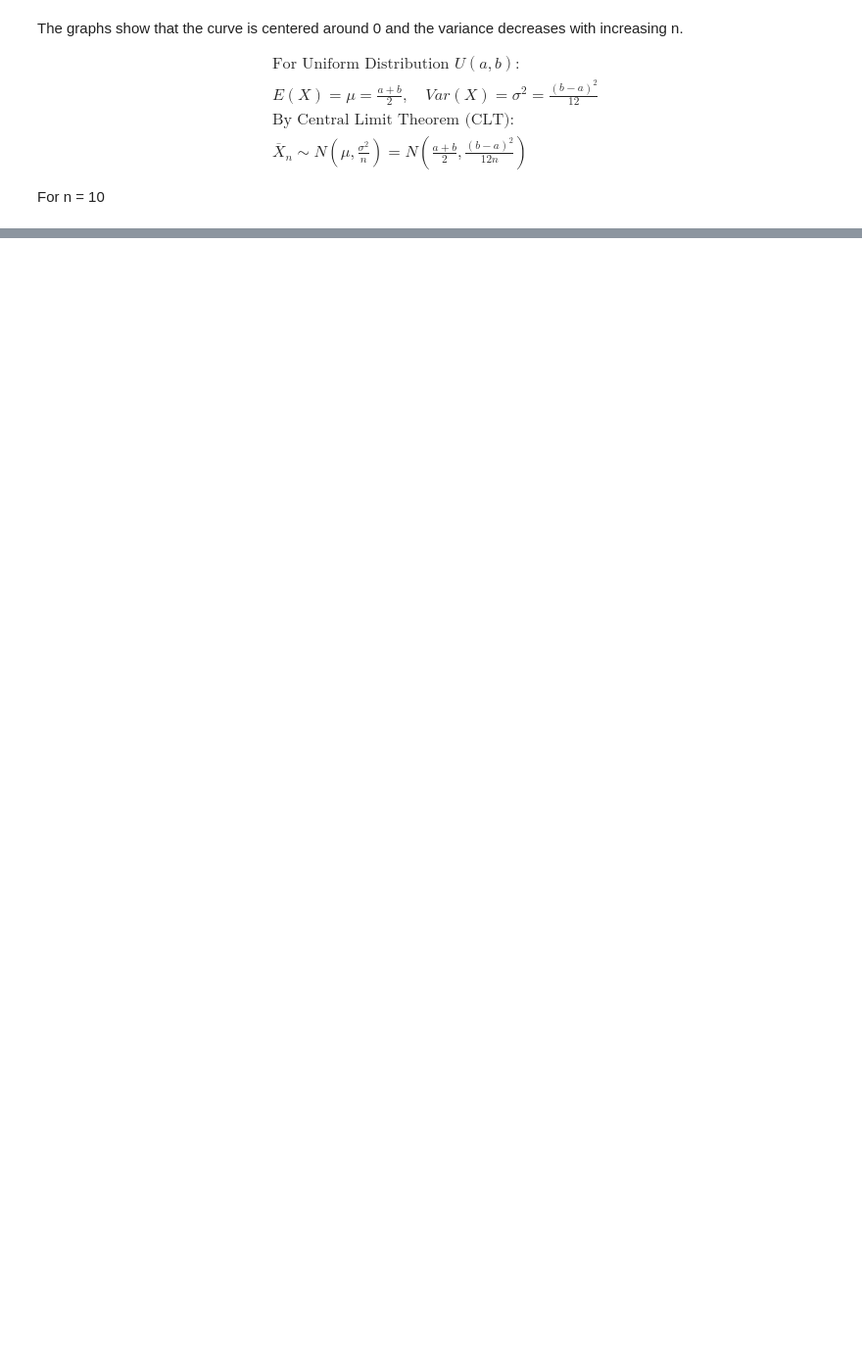
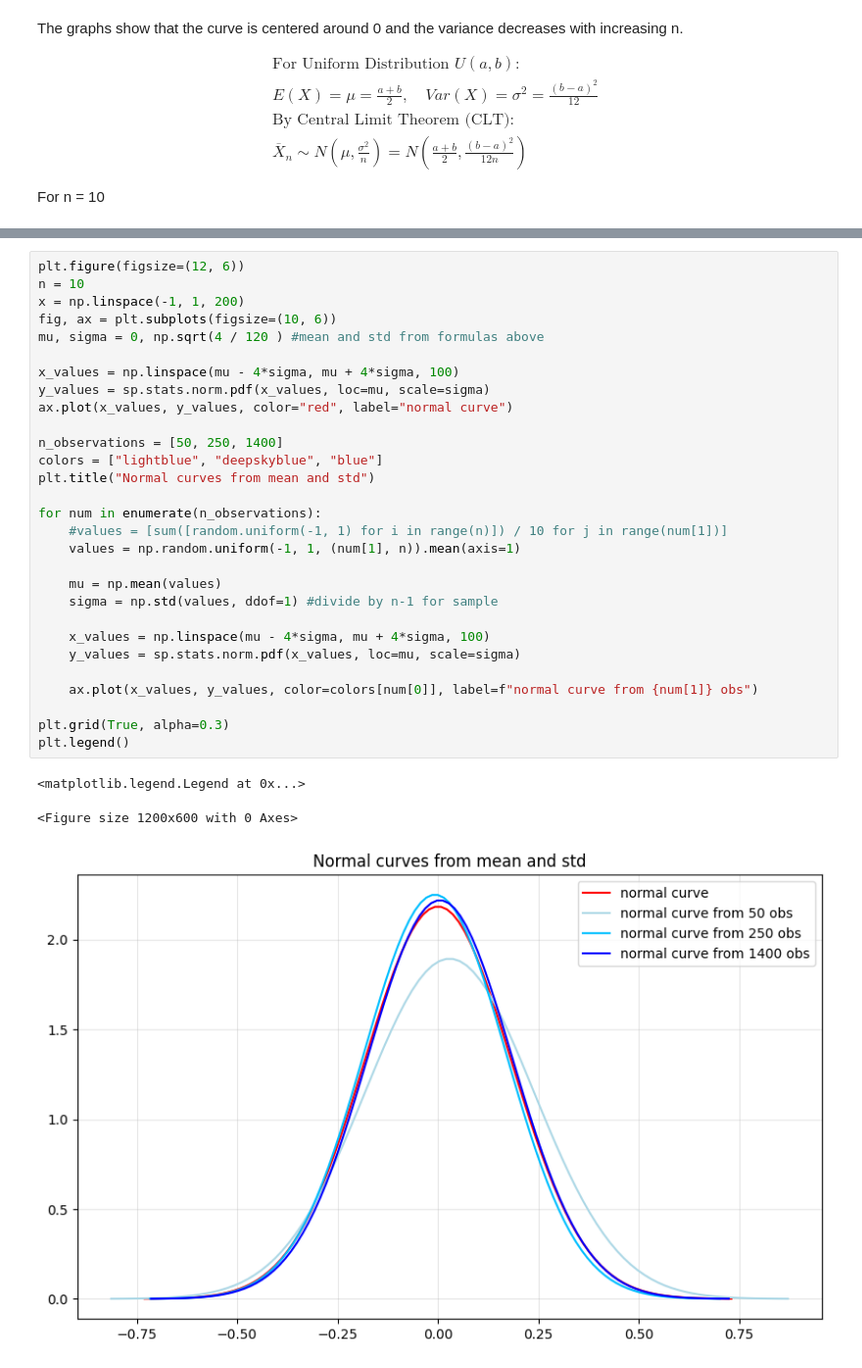
Before and after one commit to scamlumamontov/Projects, a Jupyter notebook: LLN and CLT/llnclt.ipynb, the cells around one changed output, grey strips where cells are left out. Shown at 98% size. Saved outputs shown, nothing was run; the diff lists cells and outputs as text; blank space fills up the shorter version.

```diff
--- a/LLN and CLT/llnclt.ipynb
+++ b/LLN and CLT/llnclt.ipynb
@@ -199,0 +219,33 @@ plt.legend()
+# %%
+plt.figure(figsize=(12, 6))
+n = 10
+x = np.linspace(-1, 1, 200)
+fig, ax = plt.subplots(figsize=(10, 6))
+mu, sigma = 0, np.sqrt(4 / 120 ) #mean and std from formulas above
+
+x_values = np.linspace(mu - 4*sigma, mu + 4*sigma, 100)
+y_values = sp.stats.norm.pdf(x_values, loc=mu, scale=sigma)
+ax.plot(x_values, y_values, color="red", label="normal curve")
+
+n_observations = [50, 250, 1400]
+colors = ["lightblue", "deepskyblue", "blue"]
+plt.title("Normal curves from mean and std")
+
+for num in enumerate(n_observations):
+    #values = [sum([random.uniform(-1, 1) for i in range(n)]) / 10 for j in range(num[1])]
+    values = np.random.uniform(-1, 1, (num[1], n)).mean(axis=1)
+
+    mu = np.mean(values)
+    sigma = np.std(values, ddof=1) #divide by n-1 for sample
+
+    x_values = np.linspace(mu - 4*sigma, mu + 4*sigma, 100)
+    y_values = sp.stats.norm.pdf(x_values, loc=mu, scale=sigma)
+
+    ax.plot(x_values, y_values, color=colors[num[0]], label=f"normal curve from {num[1]} obs")
+
+plt.grid(True, alpha=0.3)
+plt.legend()
+# %% [output]
+<matplotlib.legend.Legend at 0x...>
+<Figure size 1200x600 with 0 Axes>
+[figure, added]
```
Also changed, not shown: parts of 4 cells of this notebook.
